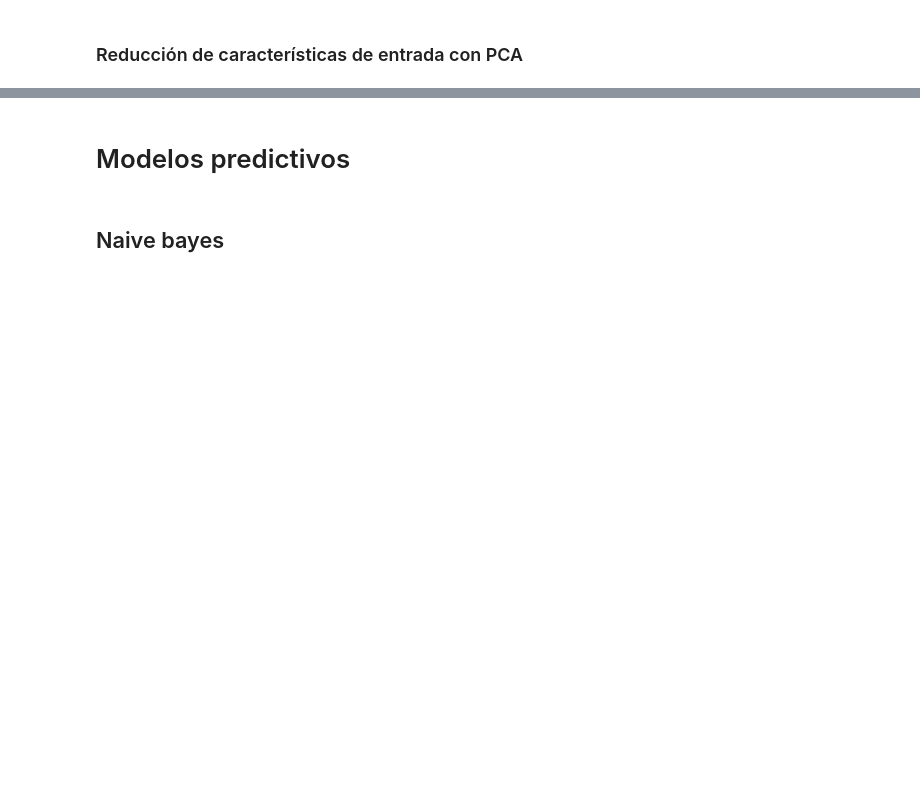
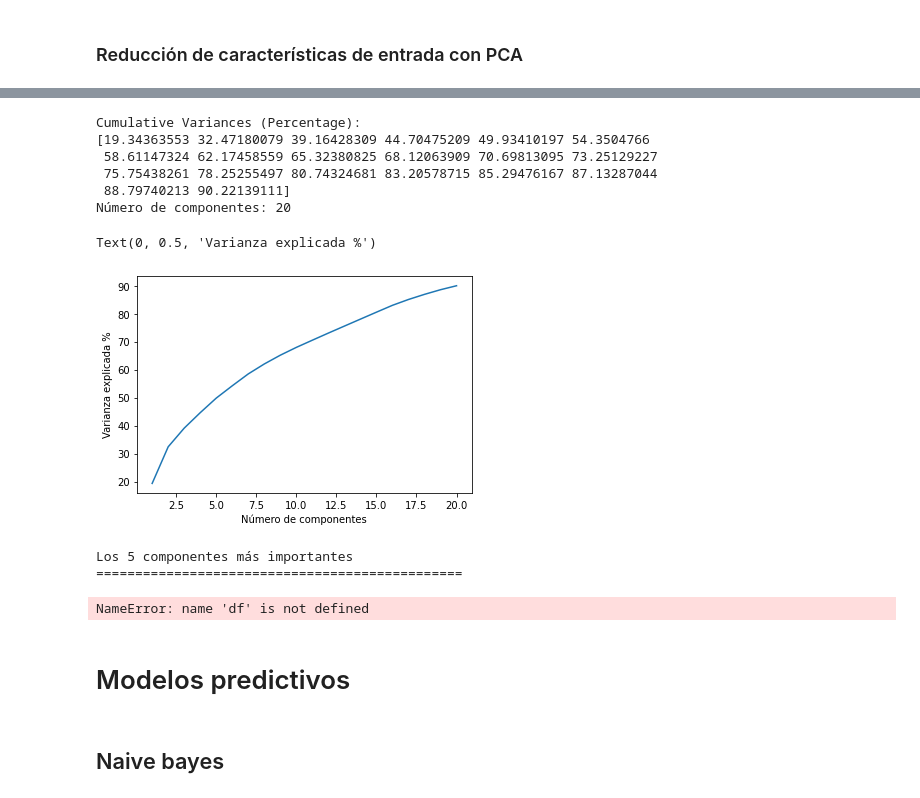
Before and after one commit to SolorzanoBryan/algoritmos_aprendizaje_automatico, a Jupyter notebook: [NRC_6278]_NombreApellidoEstudiante_ProyectoUnidad2.ipynb, the cells around one changed output, grey strips where cells are left out. Saved outputs shown, nothing was run; the diff lists cells and outputs as text; code cells hidden in the pictures; blank space fills up the shorter version.

```diff
--- a/[NRC_6278]_NombreApellidoEstudiante_ProyectoUnidad2.ipynb
+++ b/[NRC_6278]_NombreApellidoEstudiante_ProyectoUnidad2.ipynb
@@ -586,3 +638,40 @@ x_train, x_val, y_train, y_val = train_test_split(x_buffer, y_buffer, test_size=
+# %%
+pca = PCA(n_components = 0.90)
+pca.fit(X_scaled)
+print("Cumulative Variances (Percentage):")
+print(np.cumsum(pca.explained_variance_ratio_ * 100))
+components = len(pca.explained_variance_ratio_)
+print(f'Número de componentes: {components}')
+# Make the scree plot
+plt.plot(range(1, components + 1), np.cumsum(pca.explained_variance_ratio_ * 100))
+plt.xlabel("Número de componentes")
+plt.ylabel("Varianza explicada %")
+# %% [output]
+Cumulative Variances (Percentage):
+[19.34363553 32.47180079 39.16428309 44.70475209 49.93410197 54.3504766
+ 58.61147324 62.17458559 65.32380825 68.12063909 70.69813095 73.25129227
+ 75.75438261 78.25255497 80.74324681 83.20578715 85.29476167 87.13287044
+ 88.79740213 90.22139111]
+Número de componentes: 20
+Text(0, 0.5, 'Varianza explicada %')
+[figure, added]
+# %%
+pca_components = abs(pca.components_)
+print('Los 5 componentes más importantes')
+print('===============================================')
+for row in range(pca_components.shape[0]):
+    # get the indices of the top 4 values in each row
+    temp = np.argpartition(-(pca_components[row]), 5)
+
+    # sort the indices in descending order
+    indices = temp[np.argsort((-pca_components[row])[temp])][:4]
+
+    # print the top 4 feature names
+    print(f'Componente {row}: {df.columns[indices].to_list()}')
+# %% [output]
+Los 5 componentes más importantes
+===============================================
+NameError: name 'df' is not defined
 # %% [markdown]
 # Modelos predictivos
 # %% [markdown]
```
Also changed, not shown: parts of 30 cells of this notebook.
